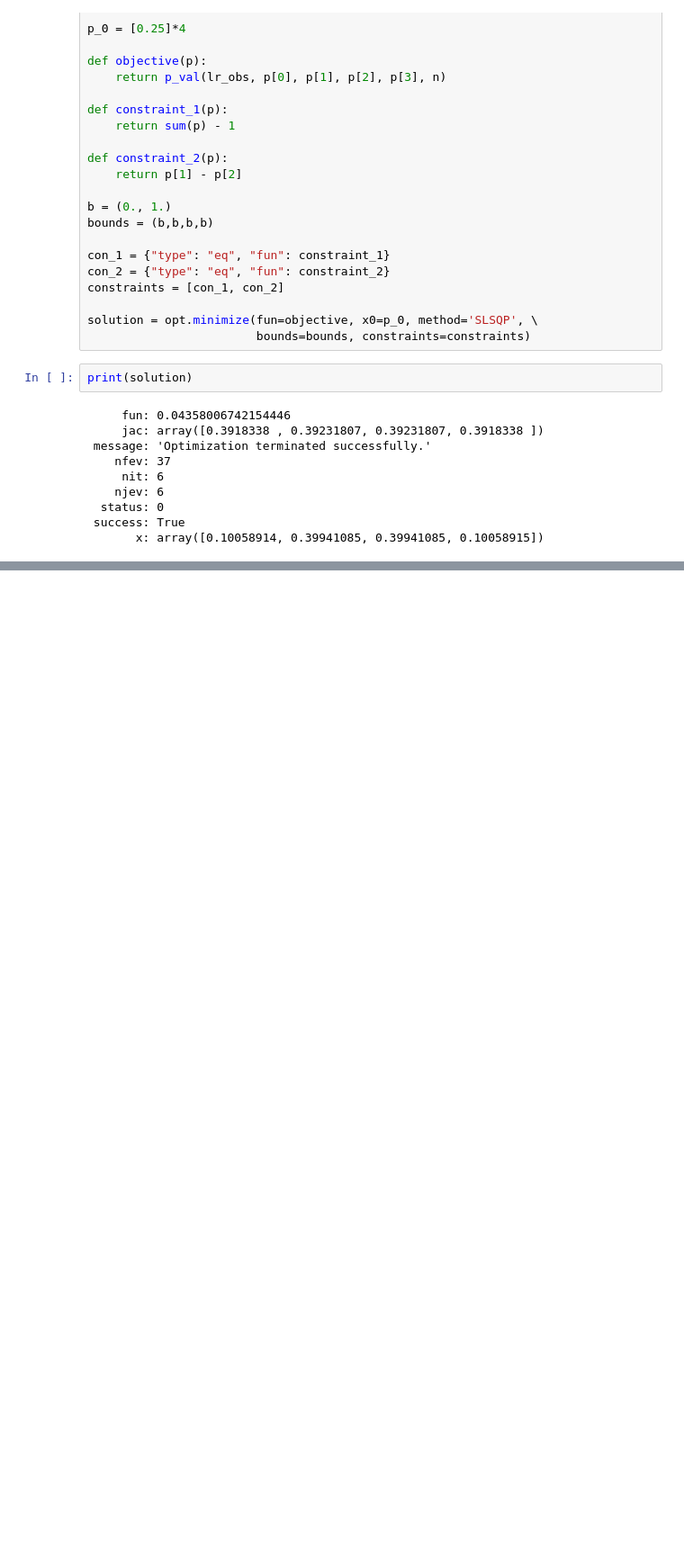
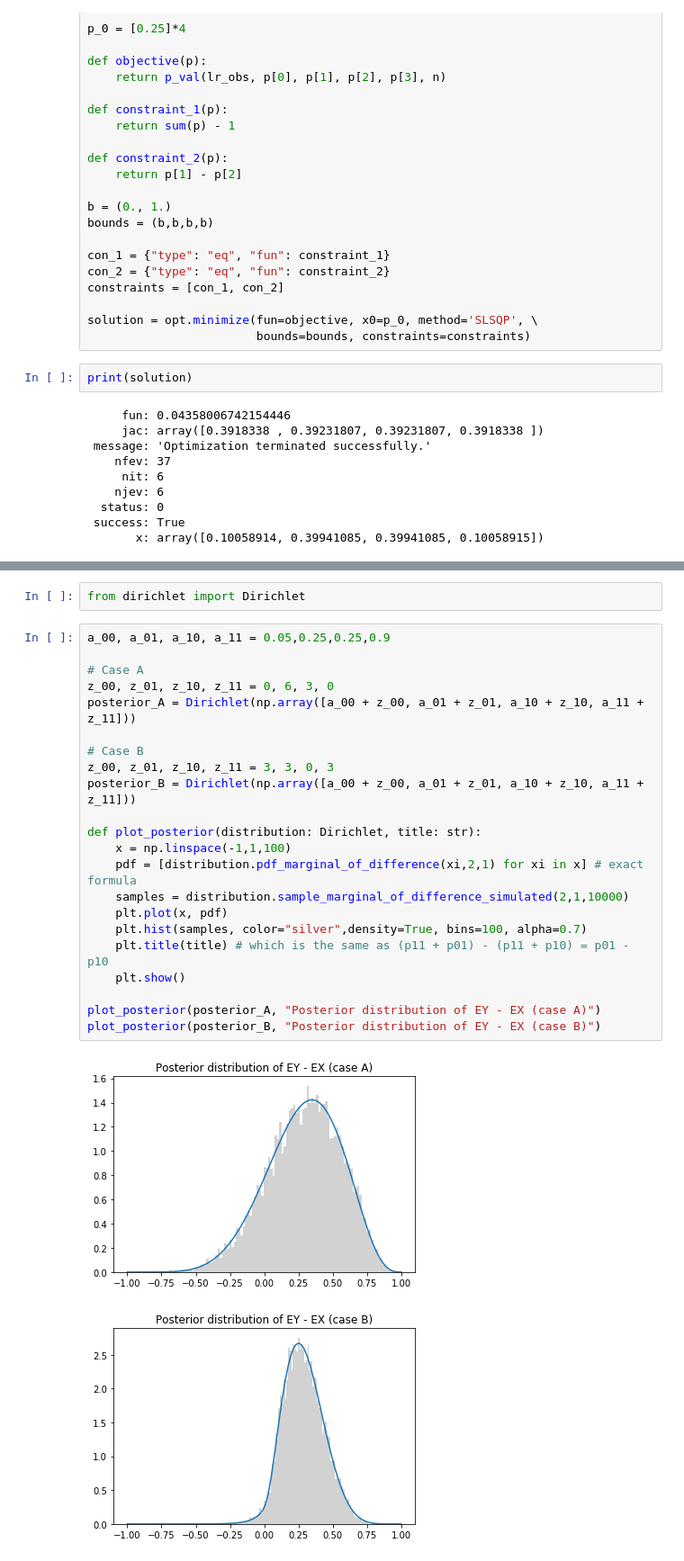
Before and after one commit to josefondrej/pair-test, a Jupyter notebook: Pair Test of Alternative Distributions.ipynb, the cells around one changed output, grey strips where cells are left out. Shown: that part at 90% size. Saved outputs shown, nothing was run; the diff lists cells and outputs as text; blank space fills up the shorter version.

```diff
--- a/Pair Test of Alternative Distributions.ipynb
+++ b/Pair Test of Alternative Distributions.ipynb
@@ -339,0 +357,27 @@ This gives us that $f_Y(y) = \int_{0}^{(1-y)/2} f_{XY}(x,y) dx $ for positive $y
+# %%
+from dirichlet import Dirichlet
+# %%
+a_00, a_01, a_10, a_11 = 0.05,0.25,0.25,0.9
+
+# Case A
+z_00, z_01, z_10, z_11 = 0, 6, 3, 0
+posterior_A = Dirichlet(np.array([a_00 + z_00, a_01 + z_01, a_10 + z_10, a_11 + z_11]))
+
+# Case B
+z_00, z_01, z_10, z_11 = 3, 3, 0, 3
+posterior_B = Dirichlet(np.array([a_00 + z_00, a_01 + z_01, a_10 + z_10, a_11 + z_11]))
+
+def plot_posterior(distribution: Dirichlet, title: str):
+    x = np.linspace(-1,1,100)
+    pdf = [distribution.pdf_marginal_of_difference(xi,2,1) for xi in x] # exact formula
+    samples = distribution.sample_marginal_of_difference_simulated(2,1,10000)
+    plt.plot(x, pdf)
+    plt.hist(samples, color="silver",density=True, bins=100, alpha=0.7)
+    plt.title(title) # which is the same as (p11 + p01) - (p11 + p10) = p01 - p10
+    plt.show()
+
+plot_posterior(posterior_A, "Posterior distribution of EY - EX (case A)")
+plot_posterior(posterior_B, "Posterior distribution of EY - EX (case B)")
+# %% [output]
+[figure, added]
+[figure, added]
```
Also changed, not shown: parts of 4 cells of this notebook, 1 other file.
